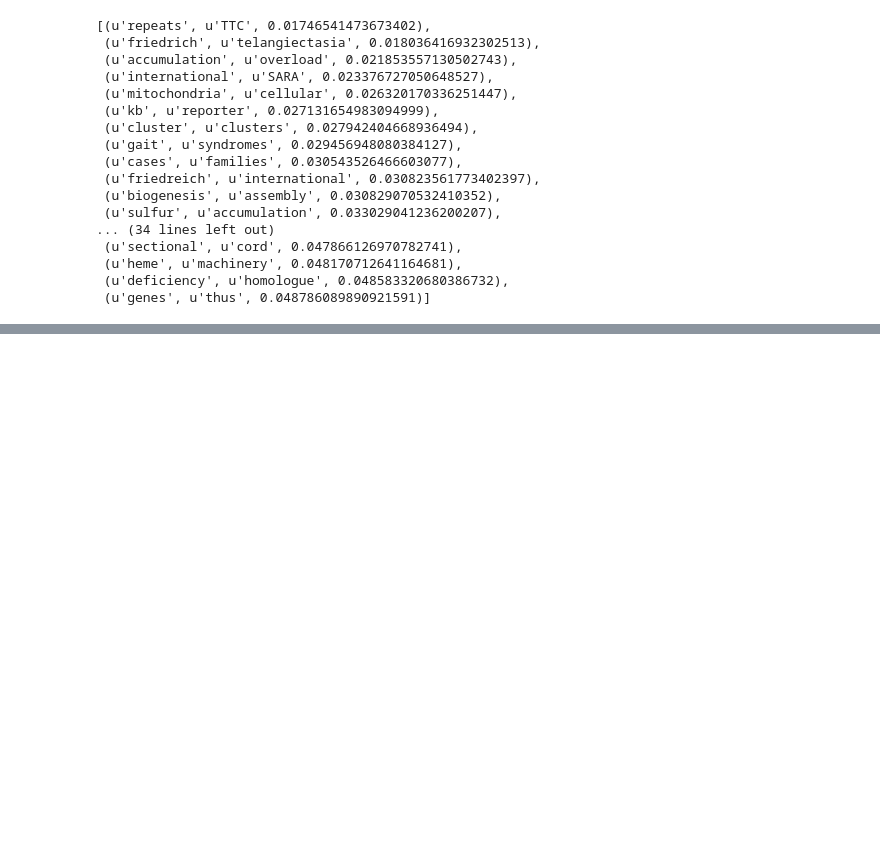
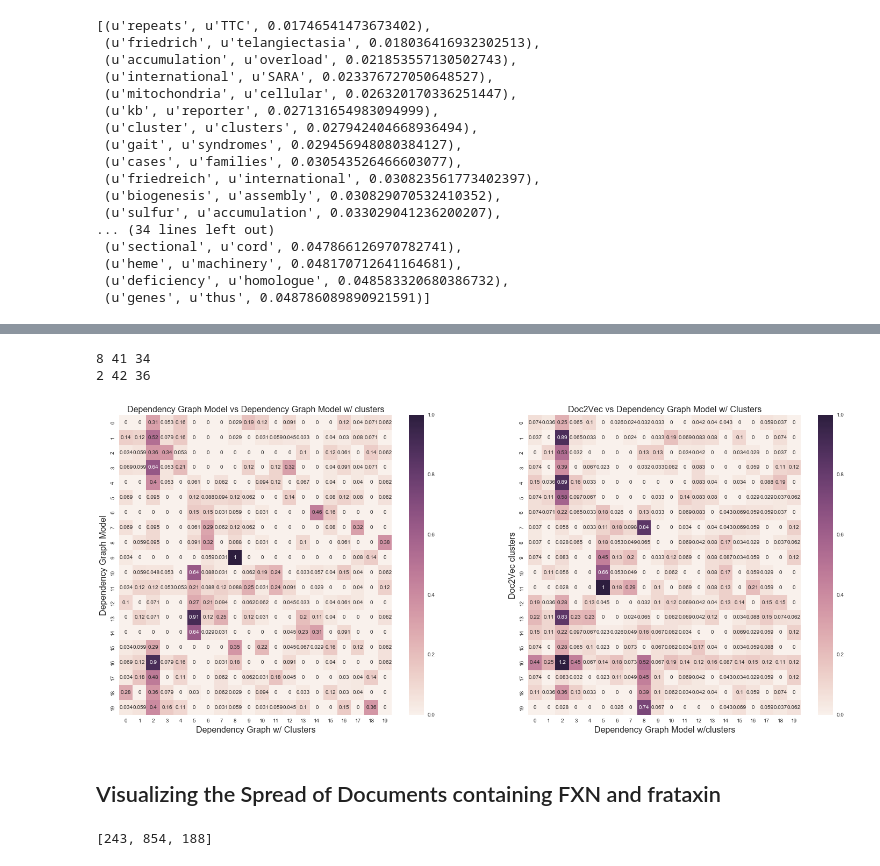
Before and after one commit to codezakh/word-clusters, a Jupyter notebook: doc2vec-poc.ipynb, the cells around one changed output, grey strips where cells are left out. Saved outputs shown, nothing was run; the diff lists cells and outputs as text; code cells hidden in the pictures; blank space fills up the shorter version.

```diff
--- a/doc2vec-poc.ipynb
+++ b/doc2vec-poc.ipynb
@@ -1506,0 +1424,22 @@ model_2.most_similar('homologue')
+# %%
+Z_d2v_id_w_replace = pd.read_pickle('Z_d2v_id_w_replace.pkl')
+# %%
+fig, (ax1, ax2) = plt.subplots(1,2,figsize=(25,10))
+sns.heatmap(scipy.clip(conf_mat_percentages(Z_d2v_ID_allwalks,Z_d2v_id_w_replace
+                                            ,topn=20),0,1.0),ax=ax1,vmin=0,vmax=1.0,
+            annot=True)
+ax1.set_title('Dependency Graph Model vs Dependency Graph Model w/ clusters',fontsize=16)
+ax1.set_xlabel('Dependency Graph w/ Clusters',fontsize=16)
+ax1.set_ylabel('Dependency Graph Model', fontsize=16)
+sns.heatmap(conf_mat_percentages(Z_d2v_ID,Z_d2v_id_w_replace,topn=20),ax=ax2,vmin=0, vmax=1.0,
+           annot=True)
+ax2.set_title('Doc2Vec vs Dependency Graph Model w/ Clusters',fontsize=16)
+ax2.set_ylabel('Doc2Vec clusters',fontsize=16)
+ax2.set_xlabel('Dependency Graph Model w/clusters', fontsize=16)
+plt.savefig('/Users/kahnza2/Documents/confusion_matrices/clustering_conf.pdf')
+# %% [output]
+8 41 34
+2 42 36
+[figure, added]
+# %% [markdown]
+## Visualizing the Spread of Documents containing FXN and frataxin
@@ -1506,0 +1452,4 @@ model_2.most_similar('homologue')
+# %%
+map(len, [FXN_docs, frataxin_docs, both_docs])
+# %% [output]
+[243, 854, 188]
```
Also changed, not shown: parts of 44 cells of this notebook, 5 other files.
